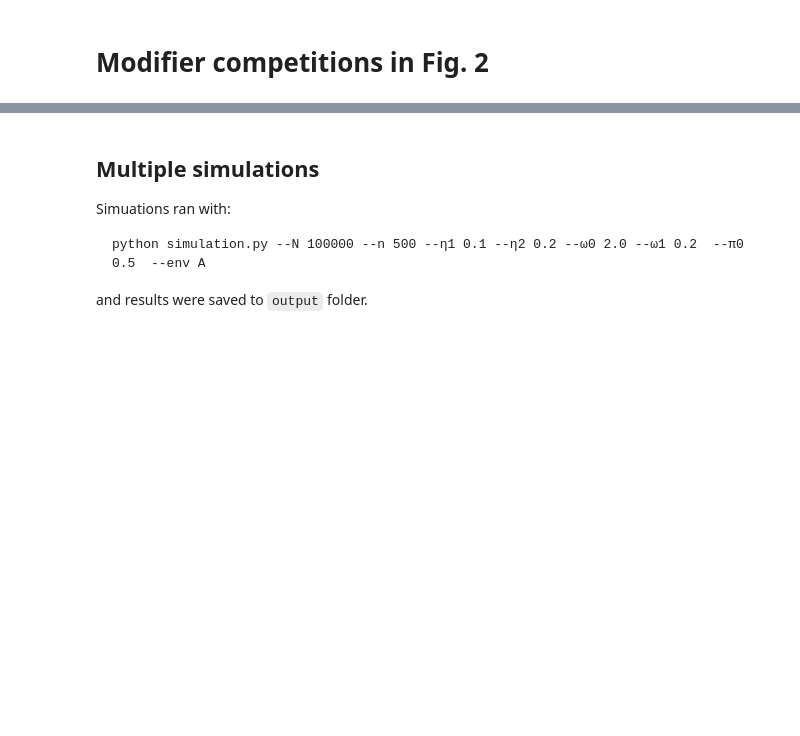
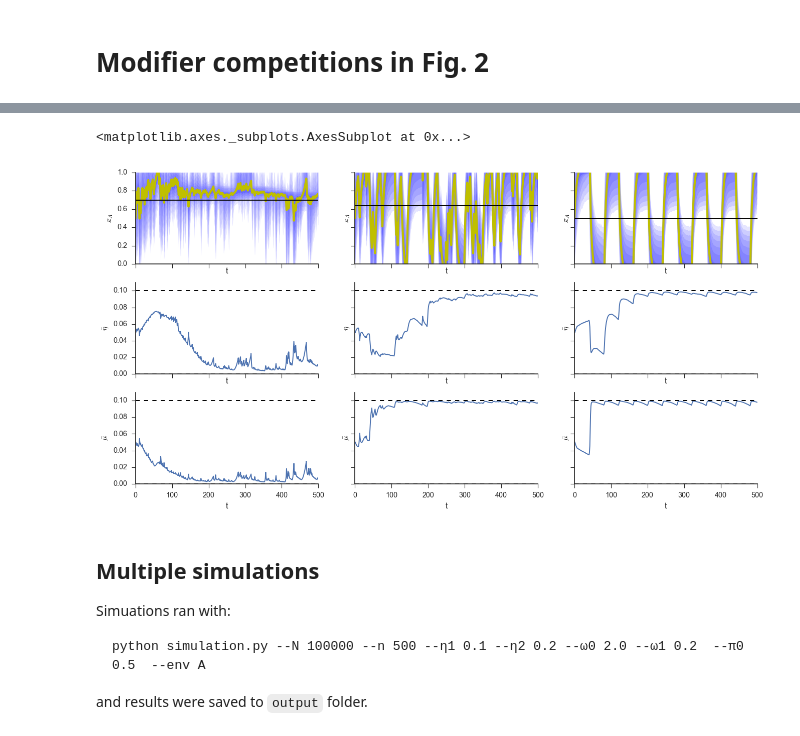
Before and after one commit to yoavram/Milpitas, a Jupyter notebook: simulation.ipynb, the cells around one changed output, grey strips where cells are left out. Drawn from its saved outputs; the diff is of its cells as text; code cells hidden in the pictures; blank space fills up the shorter version.

```diff
--- a/simulation.ipynb
+++ b/simulation.ipynb
@@ -94,3 +140,46 @@ plot_η(η_bar, η1, η2, ax=ax[1, 2])
+# %%
+fig, ax = plt.subplots(3, 3, figsize=(16, 8), sharex=True, sharey='row')
+
+N=100000
+n=500
+η1=0.1
+η2=0
+μ1=0
+μ2=0.1
+ω0=2
+ω1=0.2
+π0=0.5
+p0 = 0.5
+κ = 0.001
+
+## Fig. 2A
+ϵ = np.random.choice(2, n, True, [0.7, 0.3])
+π, η_bar, μ_bar= simulation_modifiers(N, n, η1, η2, μ1, μ2, ω0, ω1, π0, κ, ϵ)
+plot_π(π, ϵ, ax=ax[0, 0])
+plot_η(η_bar, η1, η2, ax=ax[1, 0])
+plot_μ(μ_bar, μ1, μ2, ax=ax[2, 0])
+
+## Fig. 2B
+ϵ, a = np.zeros(n, dtype=int), 0
+while a < ϵ.size:
+    a += np.random.geometric(1/10)
+    g = np.random.geometric(1/5)
+    ϵ[a: a + g] = 1
+    a += g
+π, η_bar, μ_bar = simulation_modifiers(N, n, η1, η2, μ1, μ2, ω0, ω1, π0, κ, ϵ)
+plot_π(π, ϵ, ax=ax[0, 1])
+plot_η(η_bar, η1, η2, ax=ax[1, 1])
+plot_μ(μ_bar, μ1, μ2, ax=ax[2, 1])
+
+## Fig. 2C
+ϵ = np.array(([0] * 40 + [1] * 40) * (n//80 + 1))
+π, η_bar, μ_bar = simulation_modifiers(N, n, η1, η2, μ1, μ2, ω0, ω1, π0, κ, ϵ)
+plot_π(π, ϵ, ax=ax[0, 2])
+plot_η(η_bar, η1, η2, ax=ax[1, 2])
+plot_μ(μ_bar, μ1, μ2, ax=ax[2, 2])
+# %% [output]
+<matplotlib.axes._subplots.AxesSubplot at 0x...>
+[figure, added]
 # %% [markdown]
 ## Multiple simulations
 
```
Also changed, not shown: parts of 3 cells of this notebook.
